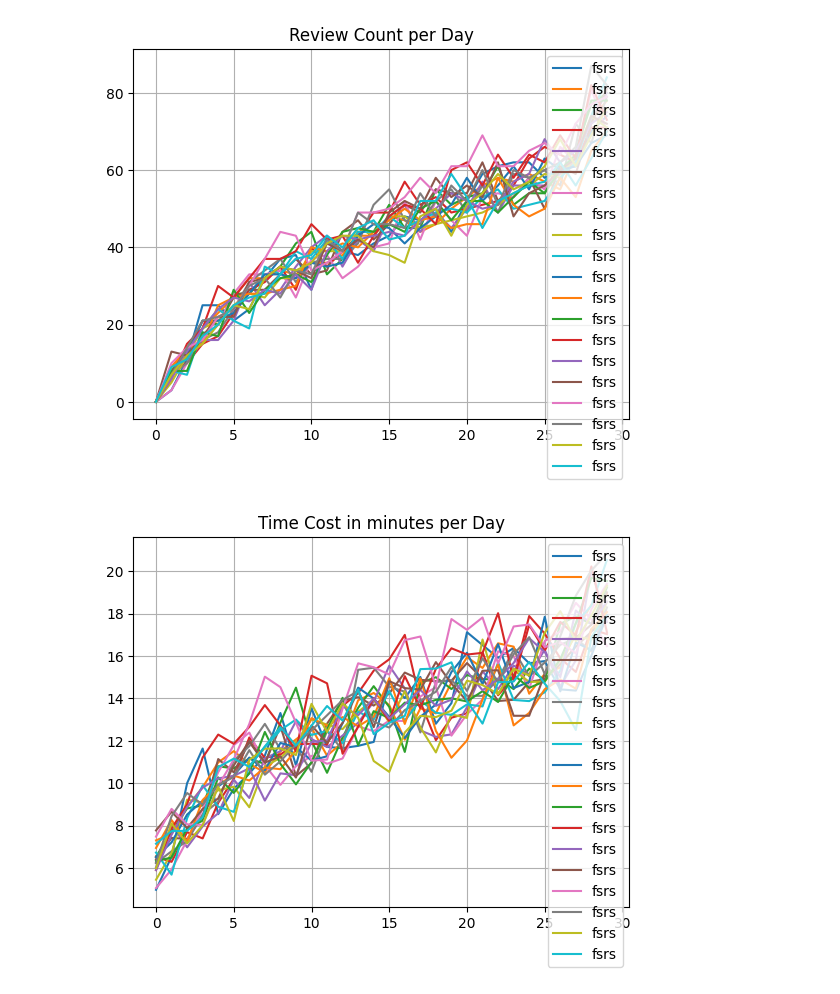
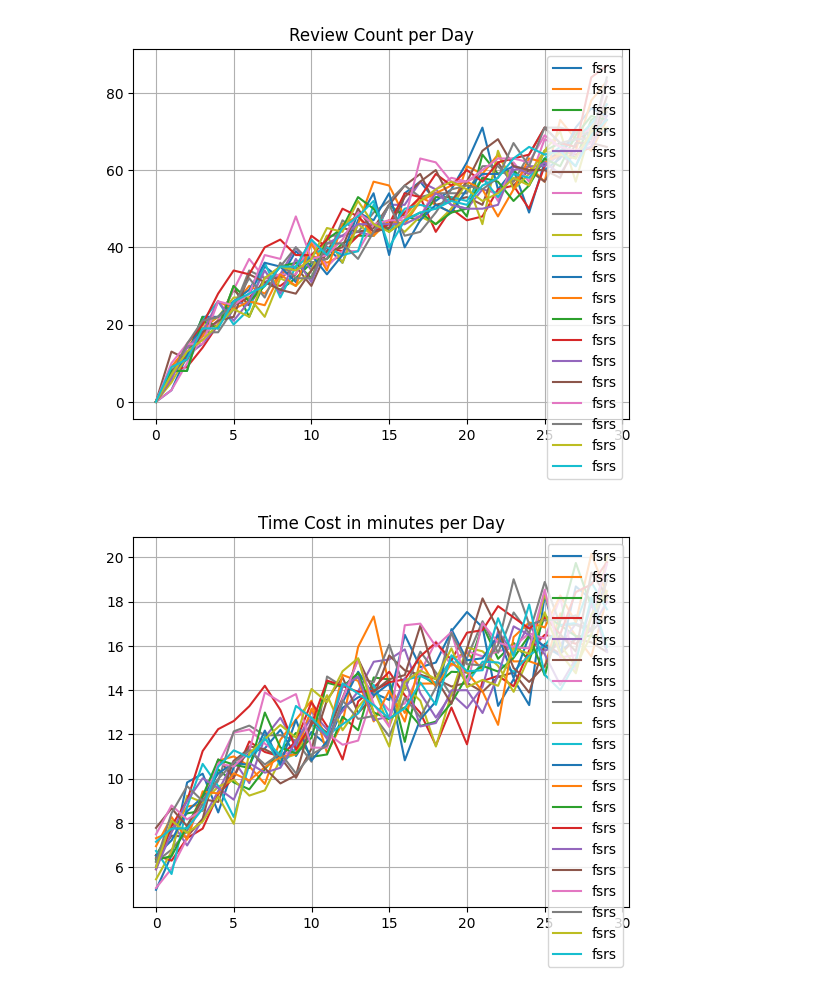
Before and after one commit to open-spaced-repetition/load-balance-simulator, a Jupyter notebook: notebook.ipynb, the cells around one changed output. Drawn from its saved outputs; the diff is of its cells as text; code cells hidden in the pictures.

Commit message:
add Double Weighted Random Load Balancer

```diff
--- a/notebook.ipynb
+++ b/notebook.ipynb
@@ -14,8 +14,9 @@ import matplotlib.pyplot as plt
 
 enable_fuzz = True
 enable_load_balance = True
-random_load_balance = True # only works when enable_load_balance is True
-restrict_random = True # only works when random_load_balance is True
+random_load_balance = True  # only works when enable_load_balance is True
+restrict_random = False  # only works when random_load_balance is True
+double_weighted = True  # only works when restrict_random is False and random_load_balance is True
 
 sample_size = 20
 
@@ -71,6 +72,7 @@ def get_fuzz_range(interval):
     min_ivl = min(min_ivl, max_ivl)
     return min_ivl, max_ivl
 
+
 def load_balance(card, delta_t, today):
     if delta_t < 2.5 or not enable_fuzz:
         return delta_t
@@ -78,18 +80,28 @@ def load_balance(card, delta_t, today):
     possible_intervals = np.array(range(min_ivl, max_ivl + 1))
     if not enable_load_balance:
         return random.choice(possible_intervals)
-    review_cnts = np.array([card[card["due"] == today + i].shape[0] for i in possible_intervals])
+    review_cnts = np.array(
+        [card[card["due"] == today + i].shape[0] for i in possible_intervals]
+    )
     if random_load_balance:
         if restrict_random:
-            N = max(int(np.floor(len(possible_intervals) / 2)), 2)  # N days with the lowest due count
+            N = max(
+                int(np.floor(len(possible_intervals) / 2)), 2
+            )  # N days with the lowest due count
             sorter = np.argsort(review_cnts)  # sort by review counts
             sorted_counts = review_cnts[sorter]
             sorted_intervals = possible_intervals[sorter]
             possible_intervals = sorted_intervals[:N]
-            inv = [1 if r == 0 else 1/r for r in sorted_counts[:N]]
+            inv = [1 if r == 0 else 1 / r for r in sorted_counts[:N]]
+            delta_t = random.choices(possible_intervals, weights=inv)[0]
+        elif double_weighted:
+            inv = [
+                1 if r == 0 else (1 / np.power(r, 2)) * (1 / delta_t)
+                for r, delta_t in zip(review_cnts, possible_intervals)
+            ]
             delta_t = random.choices(possible_intervals, weights=inv)[0]
         else:
-            inv = [1 if r == 0 else 1/r  for r in review_cnts]
+            inv = [1 if r == 0 else 1 / r for r in review_cnts]
             delta_t = random.choices(possible_intervals, weights=inv)[0]
     else:
         delta_t = possible_intervals[np.argmin(review_cnts)]
@@ -107,6 +119,7 @@ def generate_rating(review_type):
         return np.random.choice([1, 2, 3, 4], p=first_rating_prob)
     elif review_type == "recall":
         return np.random.choice([2, 3, 4], p=review_rating_prob)
+
 
 class Collection:
     def __init__(self):
@@ -216,11 +229,14 @@ def scheduler(scheduler_name, fsrs_inputs, anki_inputs):
         return fsrs_scheduler(fsrs_inputs), 2.5
     return None
 
+
 if enable_fuzz:
     if enable_load_balance:
         if random_load_balance:
             if restrict_random:
                 mode = "Restricted Weighted Random Load Balancer"
+            elif double_weighted:
+                mode = "Double Weighted Random Load Balancer"
             else:
                 mode = "Weighted Random Load Balancer"
         else:
@@ -273,7 +289,9 @@ for seed in range(0, sample_size):
         need_review = (
             card_df[card_df["due"] <= today]
             if leechSuspend == False
-            else card_df[(card_df["due"] <= today) & (card_df["lapses"] < leechThreshold)]
+            else card_df[
+                (card_df["due"] <= today) & (card_df["lapses"] < leechThreshold)
+            ]
         )
         retention_per_day[today] = need_review["retrievability"].mean()
         last_date_list = []
@@ -425,7 +443,9 @@ for seed in range(0, sample_size):
     # print("remembered cards:", total_remembered)
     # print("time per remembered card:", round(total_time / 60 / total_remembered, 2))
     # print("leeches:", total_leeches)
-    print(f"{mode},{seed},{round(volatility, 3)},{round(average_retention, 3)},{round(std_dev, 3)}")
+    print(
+        f"{mode},{seed},{round(volatility, 3)},{round(average_retention, 3)},{round(std_dev, 3)}"
+    )
 
     save = card_df[card_df["retrievability"] > 0].copy()
     save["stability"] = round(save["stability"], 2)
@@ -477,3 +497,3 @@ Restricted Weighted Random Load Balancer,19,0.137,0.871,0.119
-[figure, old version]
+[figure, new version]
-[figure, old version]
+[figure, new version]
 [figure]
```
Also changed, not shown: parts of 4 cells of this notebook, 1 other file.
